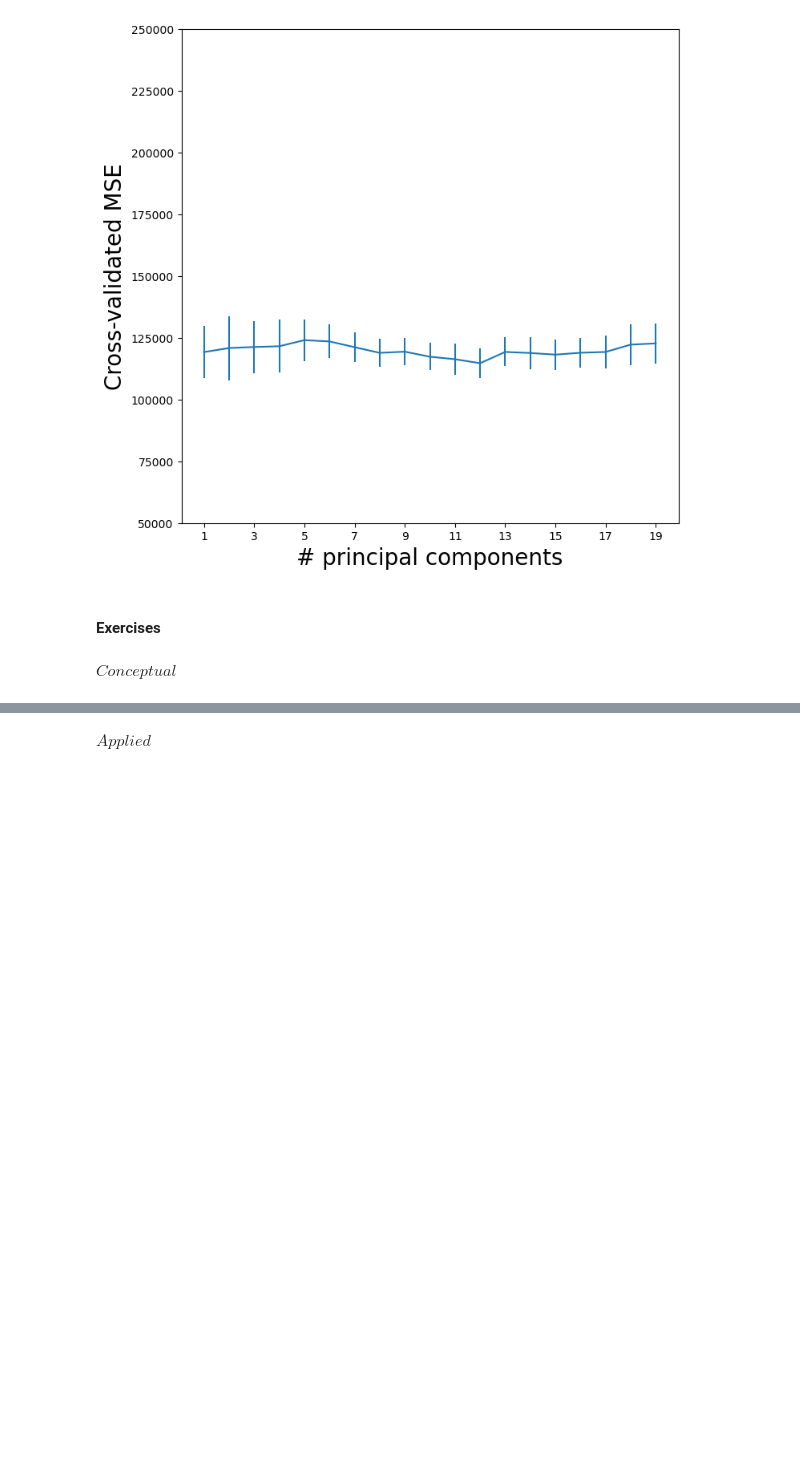
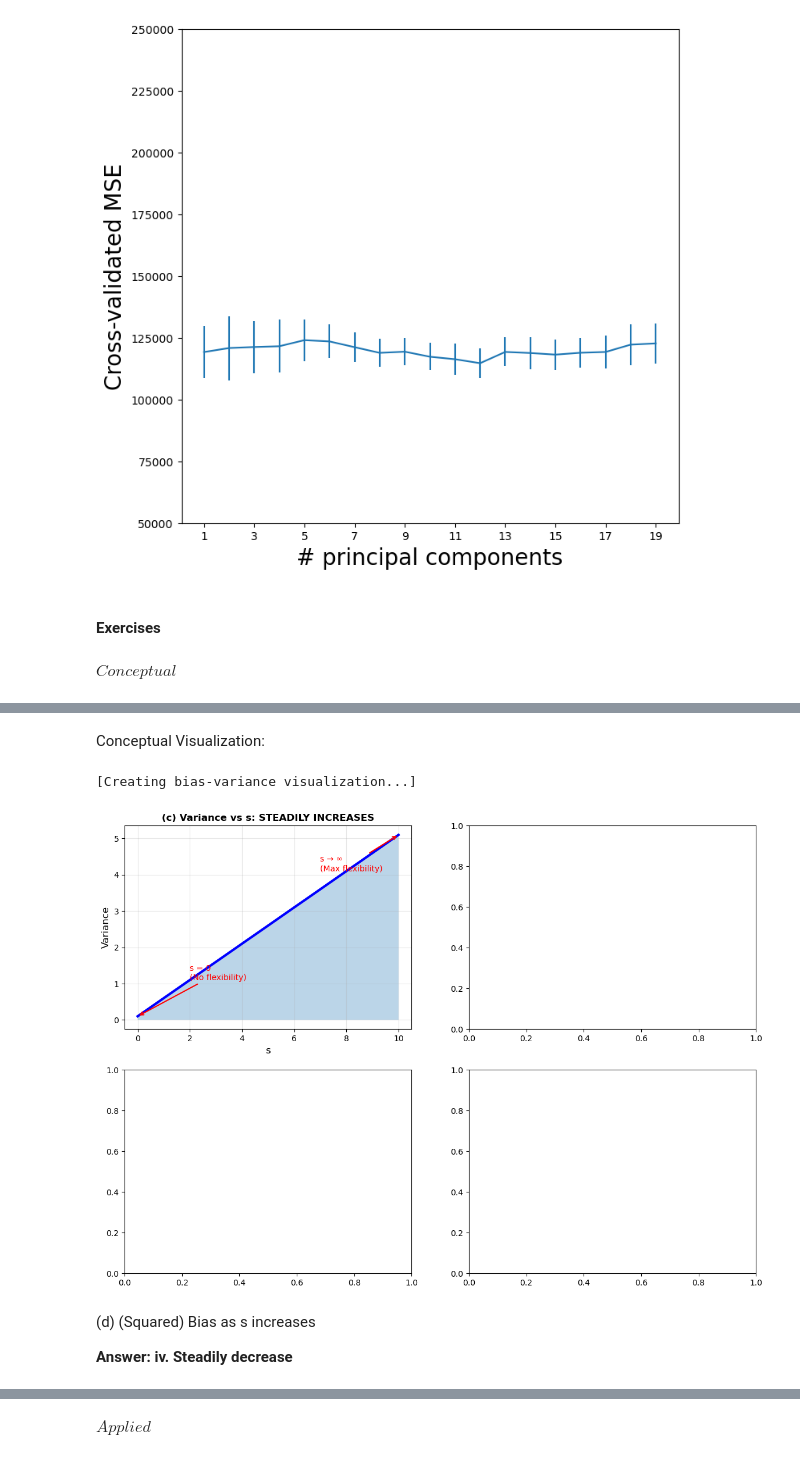
Before and after one commit to zozoking101/An-Introduction-to-Statistical-Learning-with-Applications-in-Python, a Jupyter notebook: 6_Linear_Model_Selection_and_Regularization/Chapter_6.ipynb, the cells around one changed output, grey strips where cells are left out. Drawn from its saved outputs; the diff is of its cells as text; code cells hidden in the pictures; blank space fills up the shorter version.

```diff
--- a/6_Linear_Model_Selection_and_Regularization/Chapter_6.ipynb
+++ b/6_Linear_Model_Selection_and_Regularization/Chapter_6.ipynb
@@ -1827,0 +2621,34 @@ $Conceptual$
+# %% [markdown]
+Conceptual Visualization:
+# %%
+fig, axes = plt.subplots(2, 2, figsize=(14, 10))
+
+# Variance illustration
+ax = axes[0, 0]
+s_values = np.linspace(0, 10, 100)
+variance = 0.1 + 0.5 * s_values  # Steadily increasing
+ax.plot(s_values, variance, 'b-', linewidth=3)
+ax.set_xlabel('s', fontsize=12)
+ax.set_ylabel('Variance', fontsize=12)
+ax.set_title('(c) Variance vs s: STEADILY INCREASES', fontsize=12, fontweight='bold')
+ax.grid(True, alpha=0.3)
+ax.fill_between(s_values, 0, variance, alpha=0.3)
+
+# Annotate
+ax.annotate('s = 0\n(No flexibility)', xy=(0, variance[0]),
+            xytext=(2, variance[0] + 1),
+            arrowprops=dict(arrowstyle='->', color='red', lw=1.5),
+            fontsize=10, color='red')
+ax.annotate('s → ∞\n(Max flexibility)', xy=(s_values[-1], variance[-1]),
+            xytext=(s_values[-1] - 3, variance[-1] - 1),
+            arrowprops=dict(arrowstyle='->', color='red', lw=1.5),
+            fontsize=10, color='red')
+
+print("\n[Creating bias-variance visualization...]")
+# %% [output]
+[Creating bias-variance visualization...]
+[figure, added]
+# %% [markdown]
+(d) (Squared) Bias as s increases
+
+**Answer: iv. Steadily decrease**
```
Also changed, not shown: parts of 76 cells of this notebook, 4 other files.
